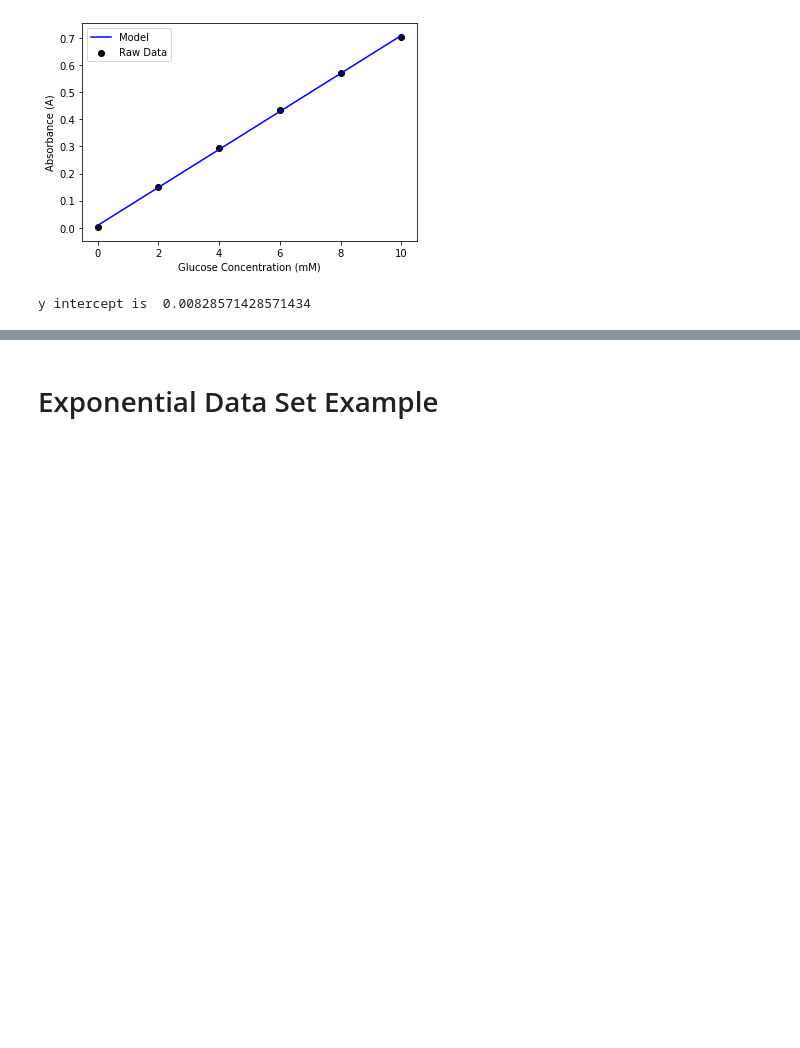
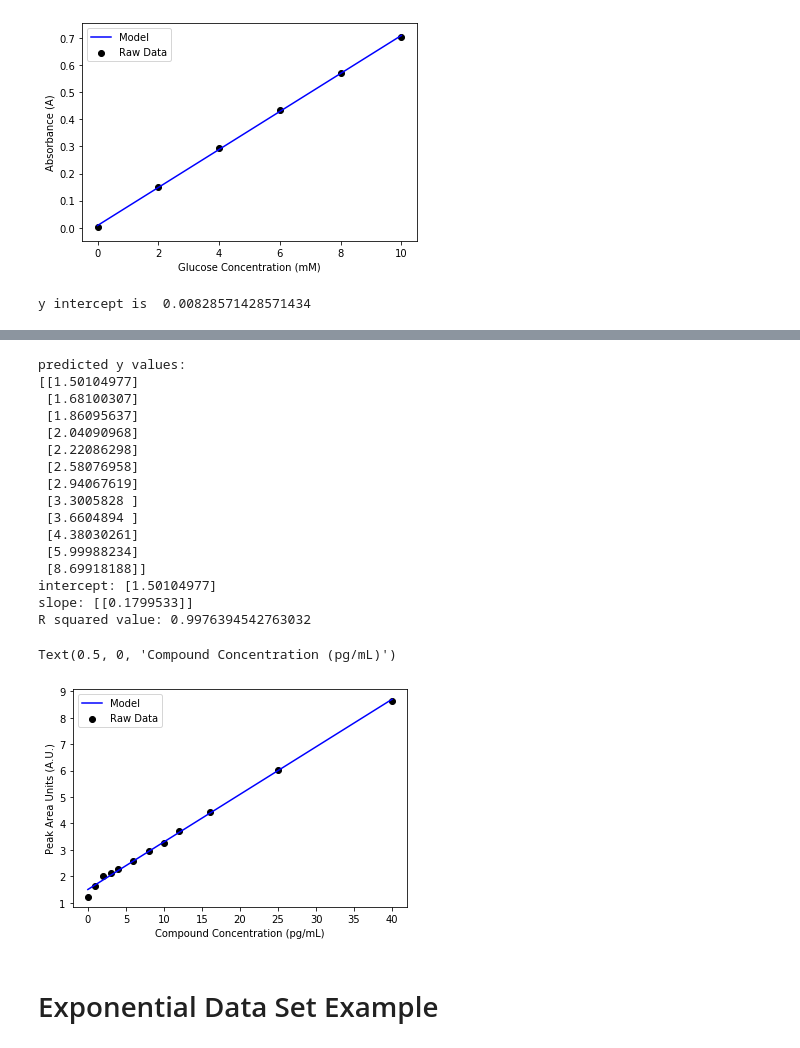
Before and after one commit to barnetk1/Test-repo, a Jupyter notebook: CHEM 399 Project 1_repo.ipynb, the cells around one changed output, grey strips where cells are left out. Saved outputs shown, nothing was run; the diff lists cells and outputs as text; code cells hidden in the pictures; blank space fills up the shorter version.

```diff
--- a/CHEM 399 Project 1_repo.ipynb
+++ b/CHEM 399 Project 1_repo.ipynb
@@ -94,3 +190,43 @@ y intercept is  0.00828571428571434
+# %%
+#Comparing with averaged points
+x = np.array([0, 1, 2, 3, 4, 6, 8, 10, 12, 16, 25, 40])
+y = np.array([[(1.3 + 1.1 + 1.3)/(3)], [(1.5 + 1.5 + 1.9)/(3)], [(1.9 + 2.1 + 2)/(3)], [(2.2 + 2.2 + 2)/(3)], [(2.3 + 2.2 + 2.3)/(3)], [(2.5 + 2.6 + 2.6)/(3)], [(2.9 + 3 + 3)/(3)], [(3.2 + 3.2 + 3.4)/(3)], [(3.7 + 3.8 + 3.6)/(3)], [(4.2 + 4.5 + 4.6)/(3)], [(6.2 + 6 + 5.9)/(3)], [(8.5 + 8.8 + 8.6)/(3)]])
+x, y = np.array(x).reshape((-1, 1)), np.array(y).reshape((-1, 1))
+lr = LinearRegression()
+#Telling model to use the given data
+lr.fit(x, y)
+#Making predictions with the data
+y_predict = lr.predict(x)
+print('predicted y values:', y_predict, sep='\n')
+#Printing relevant coefficients and values of line
+print('intercept:', lr.intercept_)
+print('slope:', lr.coef_)
+r_sq = lr.score(x,y)
+print('R squared value:', r_sq)
+plt.scatter(x, y, color='black')
+plt.plot(x, y_predict, color='blue', linewidth=1.5)
+plt.legend(("Model", "Raw Data"))
+plt.ylabel("Peak Area Units (A.U.)")
+plt.xlabel("Compound Concentration (pg/mL)")
+# %% [output]
+predicted y values:
+[[1.50104977]
+ [1.68100307]
+ [1.86095637]
+ [2.04090968]
+ [2.22086298]
+ [2.58076958]
+ [2.94067619]
+ [3.3005828 ]
+ [3.6604894 ]
+ [4.38030261]
+ [5.99988234]
+ [8.69918188]]
+intercept: [1.50104977]
+slope: [[0.1799533]]
+R squared value: 0.9976394542763032
+Text(0.5, 0, 'Compound Concentration (pg/mL)')
+[figure, added]
 # %% [markdown]
 # Exponential Data Set Example
 # %%
```
Also changed, not shown: parts of 3 cells of this notebook.
